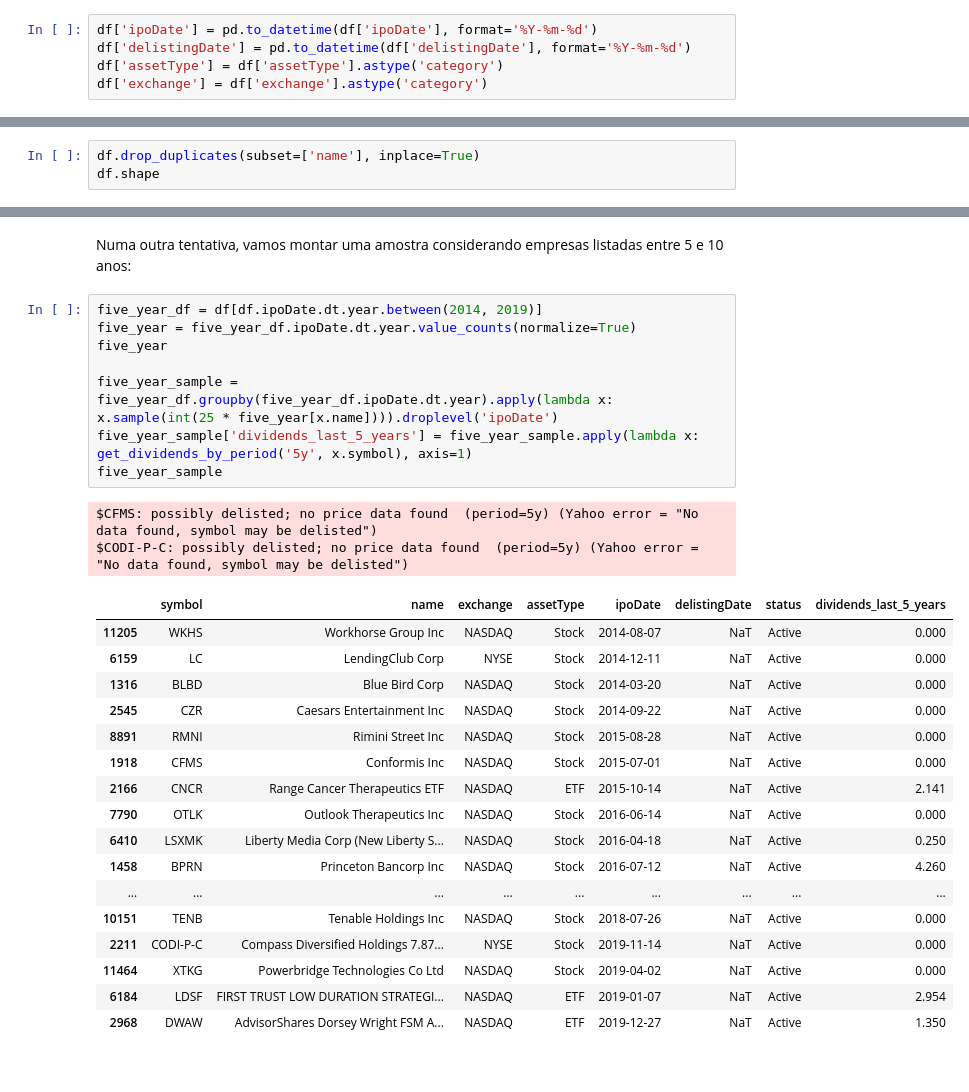
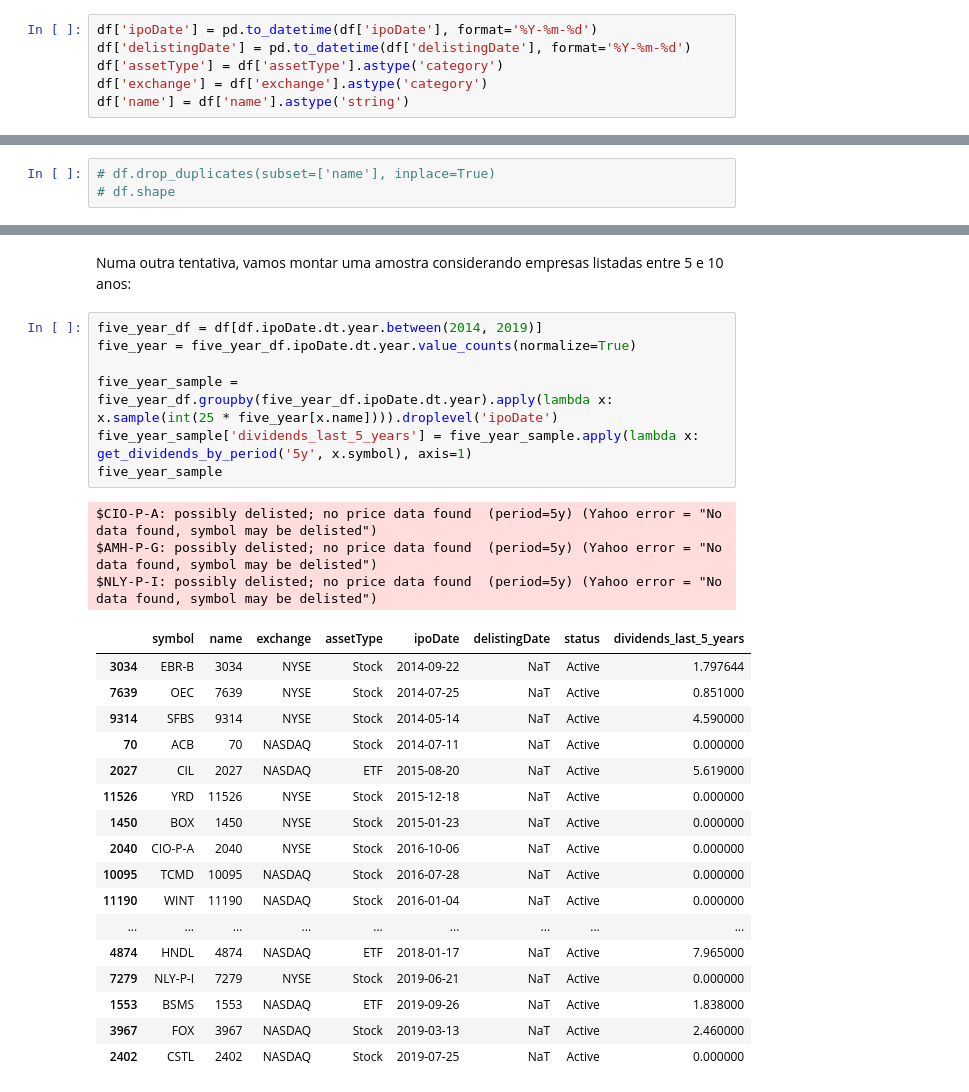
Before and after one commit to ramonbezerra/coderhouse-python-data, a Jupyter notebook: Aula 13 Data Wrangling I.ipynb, the cells around one changed output, grey strips where cells are left out. Cells and saved outputs as stored; diff of their text form.

Commit message:
add data wrangling part 1

```diff
--- a/Aula 13 Data Wrangling I.ipynb
+++ b/Aula 13 Data Wrangling I.ipynb
@@ -93,6 +93,7 @@ df['ipoDate'] = pd.to_datetime(df['ipoDate'], format='%Y-%m-%d')
 df['delistingDate'] = pd.to_datetime(df['delistingDate'], format='%Y-%m-%d')
 df['assetType'] = df['assetType'].astype('category')
 df['exchange'] = df['exchange'].astype('category')
+df['name'] = df['name'].astype('string')
 # %%
 df.dtypes
 # %% [output]
@@ -124,6 +133,6 @@ df.shape
 # %% [markdown]
 Vamos também excluir as duplicatas de nomes:
 # %%
-df.drop_duplicates(subset=['name'], inplace=True)
-df.shape
+# df.drop_duplicates(subset=['name'], inplace=True)
+# df.shape
 # %% [output]
@@ -320,28 +330,28 @@ Numa outra tentativa, vamos montar uma amostra considerando empresas listadas en
 # %%
 five_year_df = df[df.ipoDate.dt.year.between(2014, 2019)]
 five_year = five_year_df.ipoDate.dt.year.value_counts(normalize=True)
-five_year
 
 five_year_sample = five_year_df.groupby(five_year_df.ipoDate.dt.year).apply(lambda x: x.sample(int(25 * five_year[x.name]))).droplevel('ipoDate')
 five_year_sample['dividends_last_5_years'] = five_year_sample.apply(lambda x: get_dividends_by_period('5y', x.symbol), axis=1)
 five_year_sample
 # %% [output]
-$CFMS: possibly delisted; no price data found  (period=5y) (Yahoo error = "No data found, symbol may be delisted")
-$CODI-P-C: possibly delisted; no price data found  (period=5y) (Yahoo error = "No data found, symbol may be delisted")
+$CIO-P-A: possibly delisted; no price data found  (period=5y) (Yahoo error = "No data found, symbol may be delisted")
+$AMH-P-G: possibly delisted; no price data found  (period=5y) (Yahoo error = "No data found, symbol may be delisted")
+$NLY-P-I: possibly delisted; no price data found  (period=5y) (Yahoo error = "No data found, symbol may be delisted")
 |  | symbol | name | exchange | assetType | ipoDate | delistingDate | status | dividends_last_5_years |
-| 11205 | WKHS | Workhorse Group Inc | NASDAQ | Stock | 2014-08-07 | NaT | Active | 0.000 |
-| 6159 | LC | LendingClub Corp | NYSE | Stock | 2014-12-11 | NaT | Active | 0.000 |
-| 1316 | BLBD | Blue Bird Corp | NASDAQ | Stock | 2014-03-20 | NaT | Active | 0.000 |
-| 2545 | CZR | Caesars Entertainment Inc | NASDAQ | Stock | 2014-09-22 | NaT | Active | 0.000 |
-| 8891 | RMNI | Rimini Street Inc | NASDAQ | Stock | 2015-08-28 | NaT | Active | 0.000 |
-| 1918 | CFMS | Conformis Inc | NASDAQ | Stock | 2015-07-01 | NaT | Active | 0.000 |
-| 2166 | CNCR | Range Cancer Therapeutics ETF | NASDAQ | ETF | 2015-10-14 | NaT | Active | 2.141 |
-| 7790 | OTLK | Outlook Therapeutics Inc | NASDAQ | Stock | 2016-06-14 | NaT | Active | 0.000 |
-| 6410 | LSXMK | Liberty Media Corp (New Liberty S... | NASDAQ | Stock | 2016-04-18 | NaT | Active | 0.250 |
-| 1458 | BPRN | Princeton Bancorp Inc | NASDAQ | Stock | 2016-07-12 | NaT | Active | 4.260 |
+| 3034 | EBR-B | 3034 | NYSE | Stock | 2014-09-22 | NaT | Active | 1.797644 |
+| 7639 | OEC | 7639 | NYSE | Stock | 2014-07-25 | NaT | Active | 0.851000 |
+| 9314 | SFBS | 9314 | NYSE | Stock | 2014-05-14 | NaT | Active | 4.590000 |
+| 70 | ACB | 70 | NASDAQ | Stock | 2014-07-11 | NaT | Active | 0.000000 |
+| 2027 | CIL | 2027 | NASDAQ | ETF | 2015-08-20 | NaT | Active | 5.619000 |
+| 11526 | YRD | 11526 | NYSE | Stock | 2015-12-18 | NaT | Active | 0.000000 |
+| 1450 | BOX | 1450 | NYSE | Stock | 2015-01-23 | NaT | Active | 0.000000 |
+| 2040 | CIO-P-A | 2040 | NYSE | Stock | 2016-10-06 | NaT | Active | 0.000000 |
+| 10095 | TCMD | 10095 | NASDAQ | Stock | 2016-07-28 | NaT | Active | 0.000000 |
+| 11190 | WINT | 11190 | NASDAQ | Stock | 2016-01-04 | NaT | Active | 0.000000 |
 | ... | ... | ... | ... | ... | ... | ... | ... | ... |
-| 10151 | TENB | Tenable Holdings Inc | NASDAQ | Stock | 2018-07-26 | NaT | Active | 0.000 |
-| 2211 | CODI-P-C | Compass Diversified Holdings 7.87... | NYSE | Stock | 2019-11-14 | NaT | Active | 0.000 |
-| 11464 | XTKG | Powerbridge Technologies Co Ltd | NASDAQ | Stock | 2019-04-02 | NaT | Active | 0.000 |
-| 6184 | LDSF | FIRST TRUST LOW DURATION STRATEGI... | NASDAQ | ETF | 2019-01-07 | NaT | Active | 2.954 |
-| 2968 | DWAW | AdvisorShares Dorsey Wright FSM A... | NASDAQ | ETF | 2019-12-27 | NaT | Active | 1.350 |
+| 4874 | HNDL | 4874 | NASDAQ | ETF | 2018-01-17 | NaT | Active | 7.965000 |
+| 7279 | NLY-P-I | 7279 | NYSE | Stock | 2019-06-21 | NaT | Active | 0.000000 |
+| 1553 | BSMS | 1553 | NASDAQ | ETF | 2019-09-26 | NaT | Active | 1.838000 |
+| 3967 | FOX | 3967 | NASDAQ | Stock | 2019-03-13 | NaT | Active | 2.460000 |
+| 2402 | CSTL | 2402 | NASDAQ | Stock | 2019-07-25 | NaT | Active | 0.000000 |
```
Also changed, not shown: parts of 12 cells of this notebook, 1 other file.
